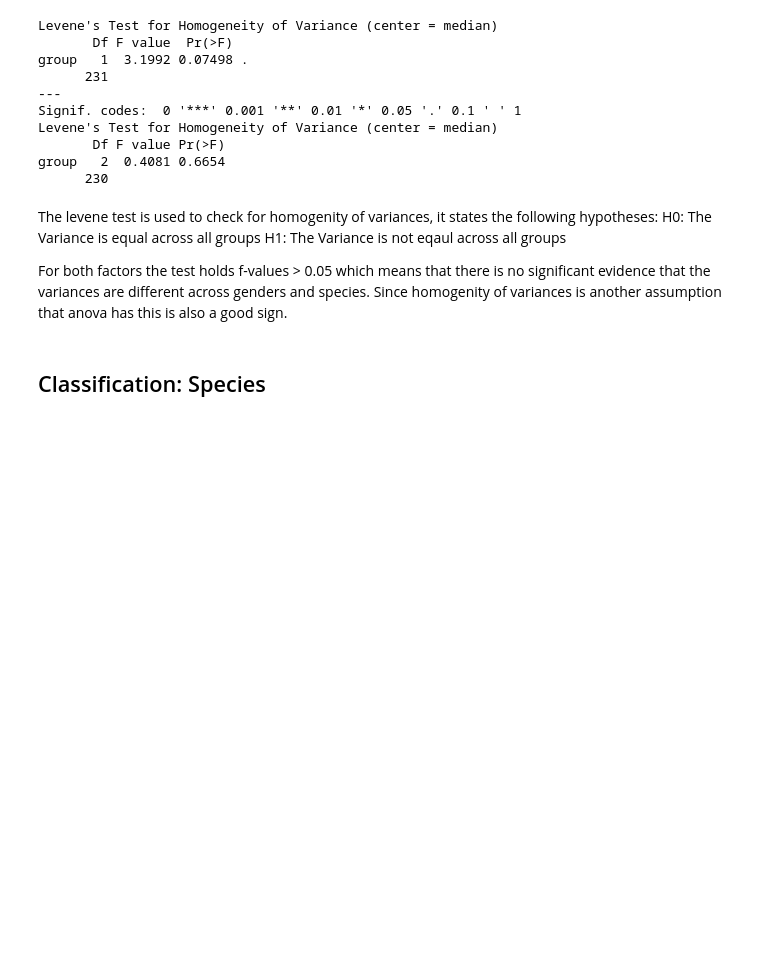
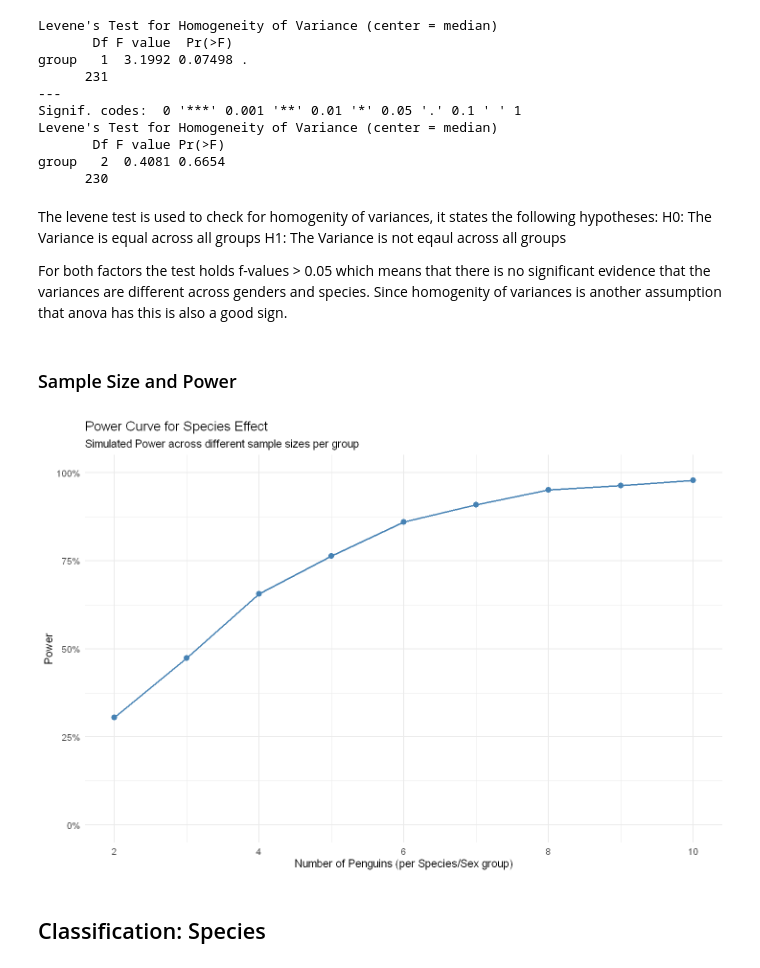
Before and after one commit to MichaelWerfring/experiment-design-project, a Jupyter notebook: penguins.ipynb, the cells around one changed output. Drawn from its saved outputs; the diff is of its cells as text; code cells hidden in the pictures; blank space fills up the shorter version.

Commit message:
Performing Analysis for power

```diff
--- a/penguins.ipynb
+++ b/penguins.ipynb
@@ -573,6 +574,50 @@ H0: The Variance is equal across all groups
 H1: The Variance is not eqaul across all groups
 
 For both factors the test holds f-values > 0.05 which means that there is no significant evidence that the variances are different across genders and species. Since homogenity of variances is another assumption that anova has this is also a good sign.
+# %% [markdown]
+### Sample Size and Power
+# %%
+calculate_pwr <- function(b_sim) {
+    D_sim <- c(0, 0, 1000)
+    sigma_sim <- sd(train_set$body_mass_g)
+    i_max_sim <- 2000
+    alpha_sim <- 0.05
+
+    species_sim <- factor(rep(c('Adelie','Chinstrap','Gentoo'), each = b_sim * 2))
+    sex_sim     <- factor(rep(c('female', 'male'), times = 3 * b_sim))
+    body_mass_sim <- rep(D_sim, each = b_sim * 2)
+
+    data_sim <- tibble(species = species_sim, sex = sex_sim, body_mass = body_mass_sim)
+
+    power_sim <- rowMeans(
+    replicate(n = i_max_sim, {
+        data_sim_temp <- data_sim
+        data_sim_temp$body_mass <- data_sim_temp$body_mass + rnorm(nrow(data_sim_temp), 0, sigma_sim)
+        pval_temp <- summary(aov(body_mass ~ species + sex, data = data_sim_temp))[[1]][["Pr(>F)"]][1:2]
+        pval_temp < alpha_sim
+        }
+    )
+    )
+
+    return(power_sim[1])
+}
+# %%
+df_power <- tibble(n_per_cell = 2:10) |>
+  mutate(power = map_dbl(n_per_cell, calculate_pwr))
+# %%
+ggplot(df_power, aes(x = n_per_cell, y = power)) +
+  geom_line(color = "steelblue", linewidth = 1) +
+  geom_point(color = "steelblue", size = 3) +
+  theme_minimal(base_size = 14) +
+  scale_y_continuous(labels = scales::percent, limits = c(0, 1)) +
+  labs(
+    title = "Power Curve for Species Effect",
+    subtitle = "Simulated Power across different sample sizes per group",
+    x = "Number of Penguins (per Species/Sex group)",
+    y = "Power"
+  )
+# %% [output]
+[figure, added]
 # %% [markdown]
 ## Classification: Species
 # %% [markdown]
```
Also changed, not shown: parts of 1 cell of this notebook.
